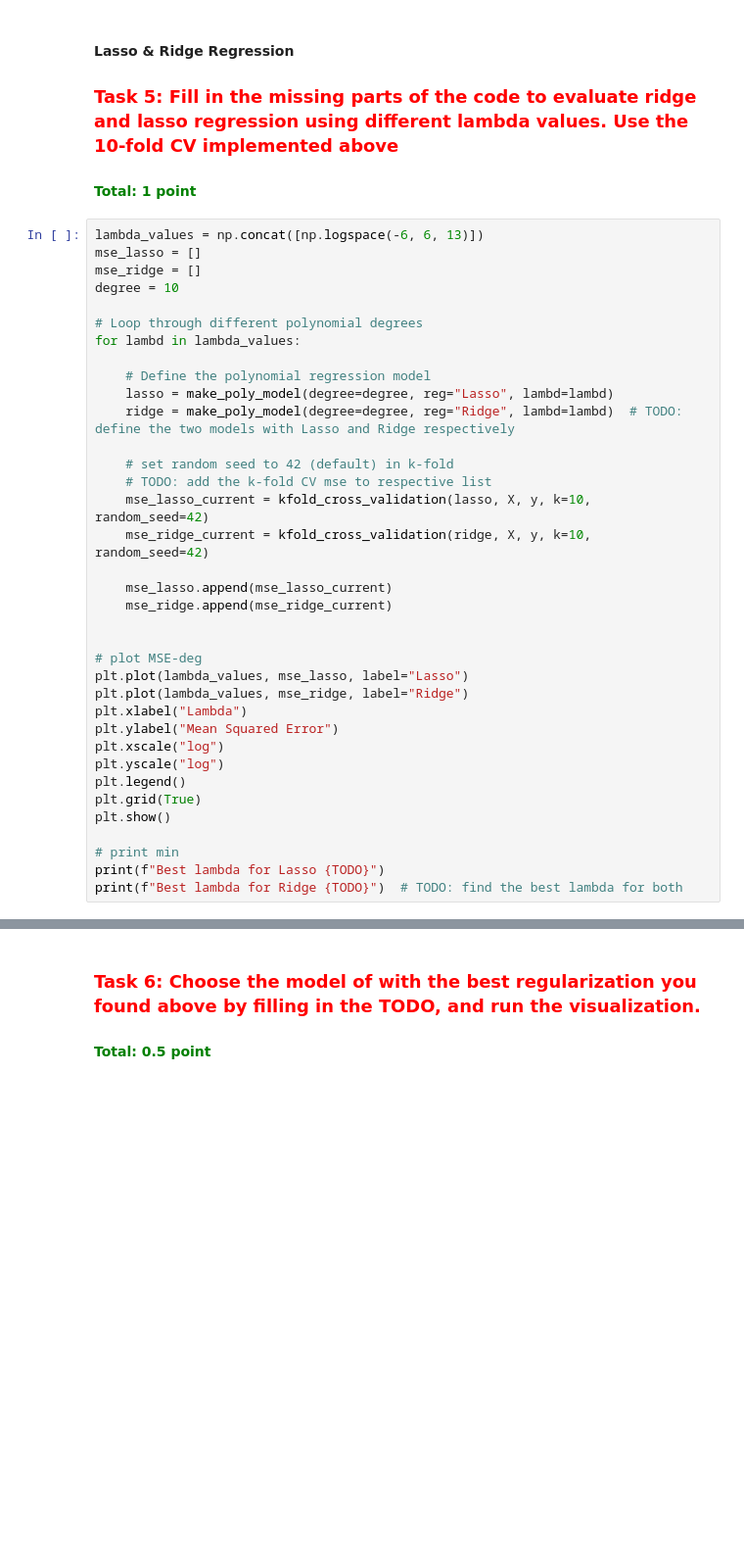
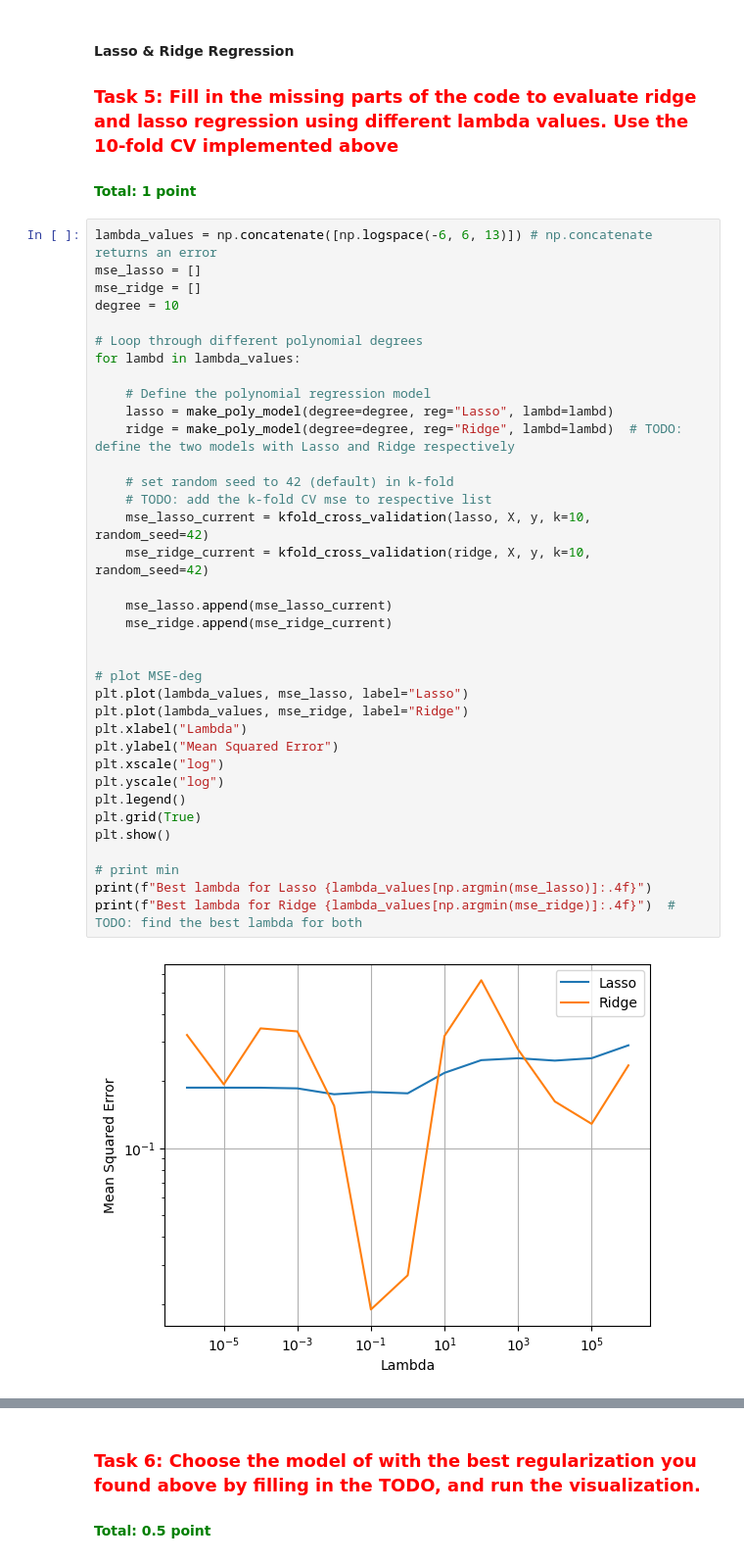
Before and after one commit to hongxuzhou/EML_25WS, a Jupyter notebook: week3/assignment_3_handout.ipynb, the cells around one changed output, grey strips where cells are left out. Shown at 98% size. Cells and saved outputs as stored; diff of their text form; blank space fills up the shorter version.

```diff
--- a/week3/assignment_3_handout.ipynb
+++ b/week3/assignment_3_handout.ipynb
@@ -292,39 +292,40 @@ L2:  0.5234995757823789
 
 #### <span style="color:green">Total: 1 point </span>
 # %%
-lambda_values = np.concat([np.logspace(-6, 6, 13)])
+lambda_values = np.concatenate([np.logspace(-6, 6, 13)]) # np.concatenate returns an error
 mse_lasso = []
 mse_ridge = []
 degree = 10
 
 # Loop through different polynomial degrees
 for lambd in lambda_values:
 
     # Define the polynomial regression model
     lasso = make_poly_model(degree=degree, reg="Lasso", lambd=lambd)
     ridge = make_poly_model(degree=degree, reg="Ridge", lambd=lambd)  # TODO: define the two models with Lasso and Ridge respectively
 
     # set random seed to 42 (default) in k-fold
     # TODO: add the k-fold CV mse to respective list
     mse_lasso_current = kfold_cross_validation(lasso, X, y, k=10, random_seed=42)
     mse_ridge_current = kfold_cross_validation(ridge, X, y, k=10, random_seed=42)
 
     mse_lasso.append(mse_lasso_current)
     mse_ridge.append(mse_ridge_current)
 
 
 # plot MSE-deg
 plt.plot(lambda_values, mse_lasso, label="Lasso")
 plt.plot(lambda_values, mse_ridge, label="Ridge")
 plt.xlabel("Lambda")
 plt.ylabel("Mean Squared Error")
 plt.xscale("log")
 plt.yscale("log")
 plt.legend()
 plt.grid(True)
 plt.show()
 
 # print min
-print(f"Best lambda for Lasso {TODO}")
-print(f"Best lambda for Ridge {TODO}")  # TODO: find the best lambda for both
+print(f"Best lambda for Lasso {lambda_values[np.argmin(mse_lasso)]:.4f}")
+print(f"Best lambda for Ridge {lambda_values[np.argmin(mse_ridge)]:.4f}")  # TODO: find the best lambda for both
 # %% [output]
+[figure, added]
```
Also changed, not shown: parts of 3 cells of this notebook.
